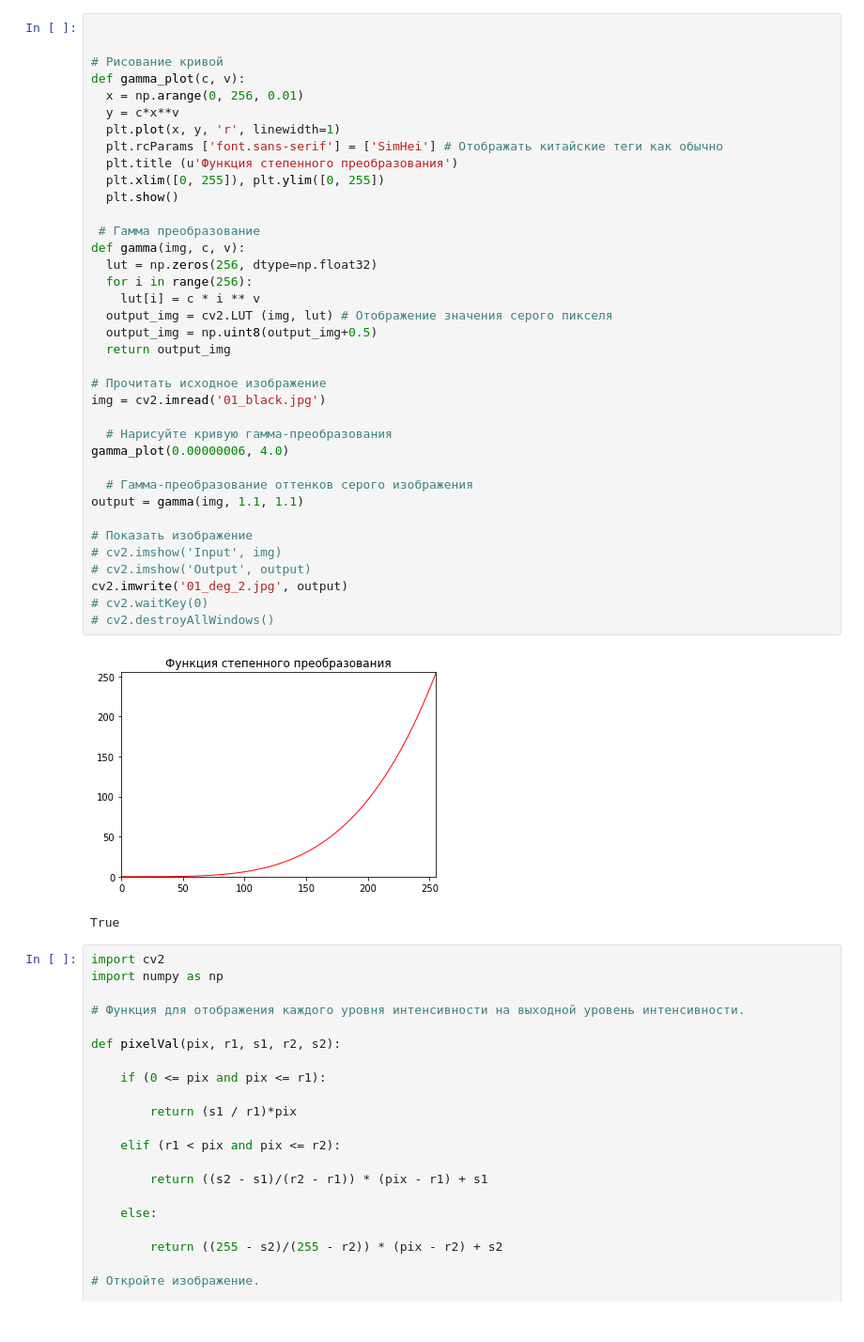
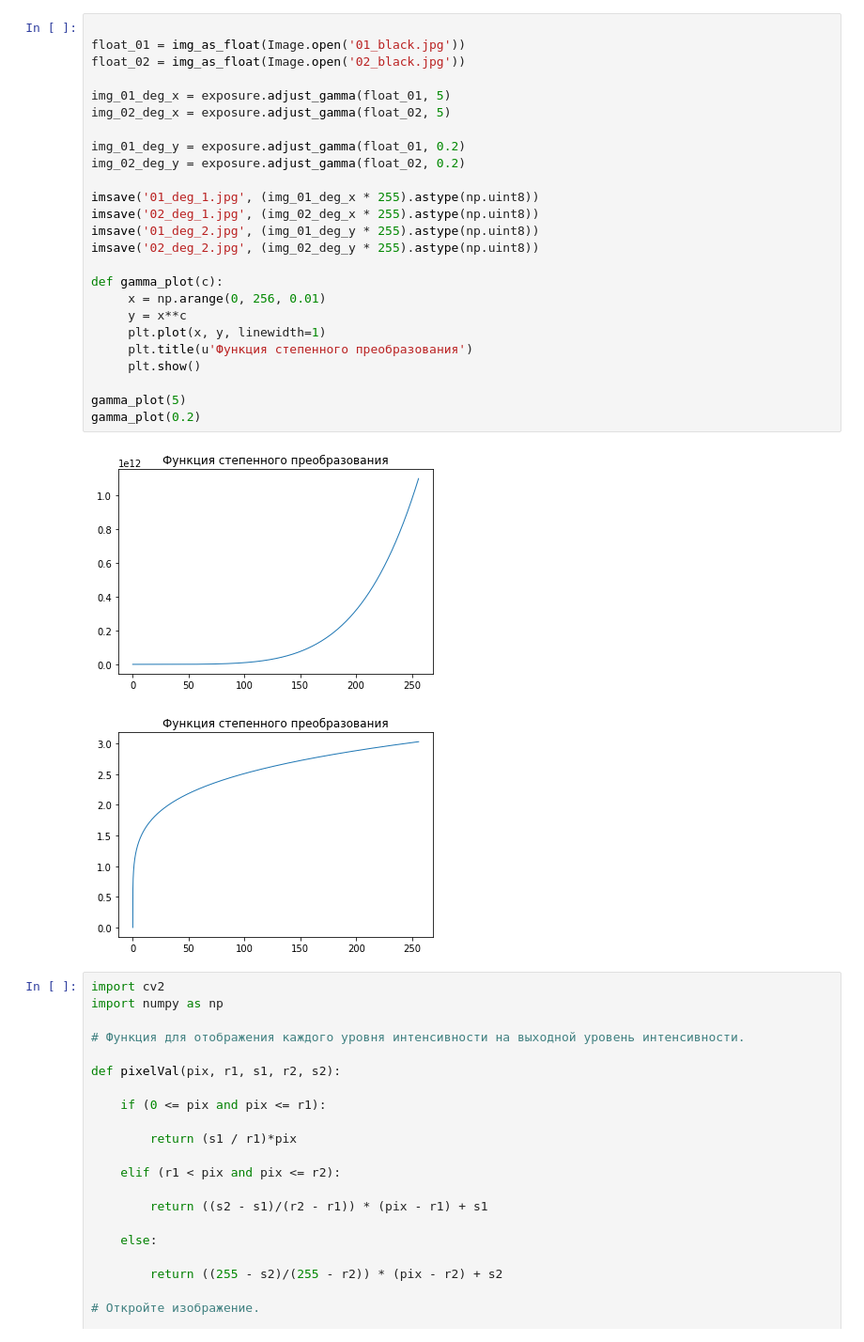
Before and after one commit to Shrek4/labs_2022, a Jupyter notebook: обработка изображений/2/2.ipynb, the cells around one changed output. Shown: that part at 94% size. Drawn from its saved outputs; the diff is of its cells as text.

```diff
--- a/обработка изображений/2/2.ipynb
+++ b/обработка изображений/2/2.ipynb
@@ -127,44 +138,32 @@ cv2.imwrite('02_log.jpg', output)
 True
-# %%
-
-
-# Рисование кривой
-def gamma_plot(c, v):
-  x = np.arange(0, 256, 0.01)
-  y = c*x**v
-  plt.plot(x, y, 'r', linewidth=1)
-  plt.rcParams ['font.sans-serif'] = ['SimHei'] # Отображать китайские теги как обычно
-  plt.title (u'Функция степенного преобразования')
-  plt.xlim([0, 255]), plt.ylim([0, 255])
-  plt.show()
-
- # Гамма преобразование
-def gamma(img, c, v):
-  lut = np.zeros(256, dtype=np.float32)
-  for i in range(256):
-    lut[i] = c * i ** v
-  output_img = cv2.LUT (img, lut) # Отображение значения серого пикселя
-  output_img = np.uint8(output_img+0.5)
-  return output_img
-
-# Прочитать исходное изображение
-img = cv2.imread('01_black.jpg')
-
-  # Нарисуйте кривую гамма-преобразования
-gamma_plot(0.00000006, 4.0)
-
-  # Гамма-преобразование оттенков серого изображения
-output = gamma(img, 1.1, 1.1)
-
-# Показать изображение
-# cv2.imshow('Input', img)
-# cv2.imshow('Output', output)
-cv2.imwrite('01_deg_2.jpg', output)
-# cv2.waitKey(0)
-# cv2.destroyAllWindows()
-# %% [output]
-[figure, removed]
-True
+# %%
+
+float_01 = img_as_float(Image.open('01_black.jpg'))
+float_02 = img_as_float(Image.open('02_black.jpg'))
+
+img_01_deg_x = exposure.adjust_gamma(float_01, 5)
+img_02_deg_x = exposure.adjust_gamma(float_02, 5)
+
+img_01_deg_y = exposure.adjust_gamma(float_01, 0.2)
+img_02_deg_y = exposure.adjust_gamma(float_02, 0.2)
+
+imsave('01_deg_1.jpg', (img_01_deg_x * 255).astype(np.uint8))
+imsave('02_deg_1.jpg', (img_02_deg_x * 255).astype(np.uint8))
+imsave('01_deg_2.jpg', (img_01_deg_y * 255).astype(np.uint8))
+imsave('02_deg_2.jpg', (img_02_deg_y * 255).astype(np.uint8))
+
+def gamma_plot(c):
+     x = np.arange(0, 256, 0.01)
+     y = x**c
+     plt.plot(x, y, linewidth=1)
+     plt.title(u'Функция степенного преобразования')
+     plt.show()
+
+gamma_plot(5)
+gamma_plot(0.2)
+# %% [output]
+[figure, added]
+[figure, added]
 # %%
 import cv2
 import numpy as np
```
Also changed, not shown: parts of 7 cells of this notebook, 18 other files.
